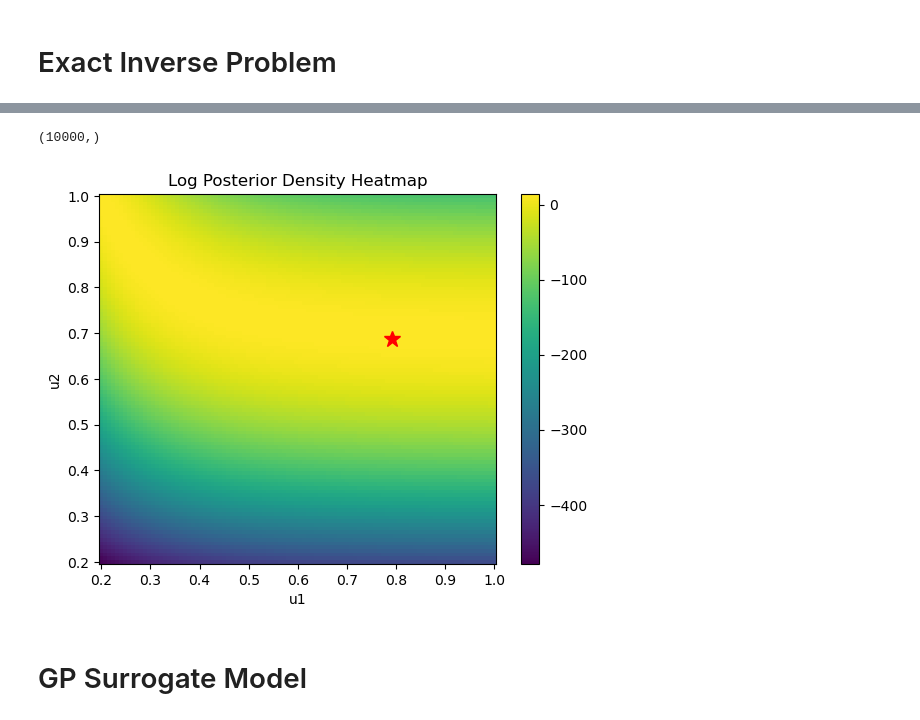
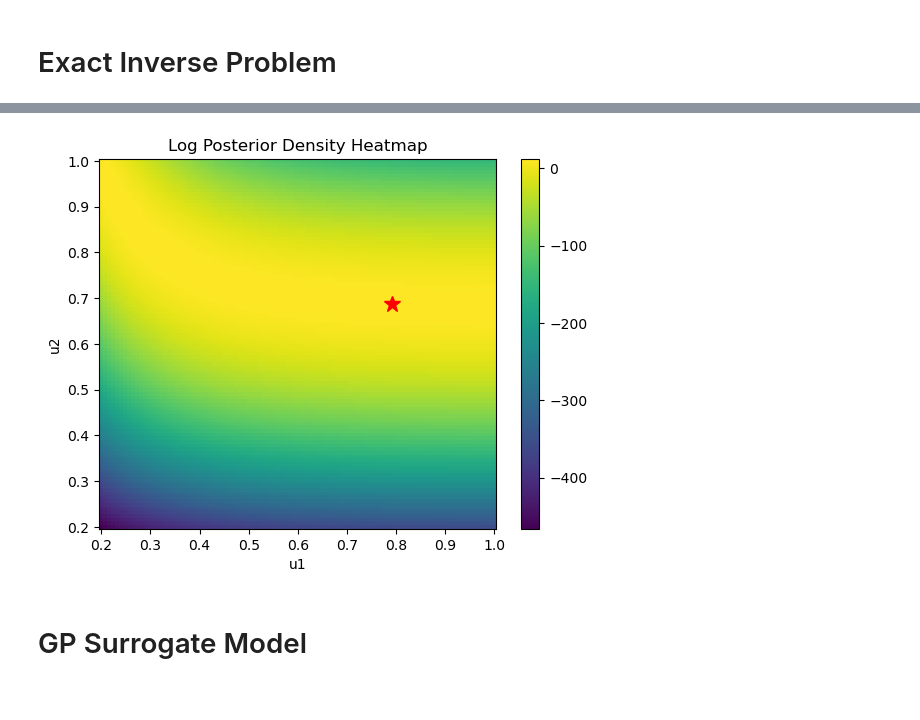
Before and after one commit to arob5/Bayesian-inference-with-surrogates, a Jupyter notebook: experiments/vsem/vsem_experiment.ipynb, the cells around one changed output, grey strips where cells are left out. Cells and saved outputs as stored; diff of their text form; code cells hidden in the pictures.

```diff
--- a/experiments/vsem/vsem_experiment.ipynb
+++ b/experiments/vsem/vsem_experiment.ipynb
@@ -50,28 +50,24 @@ plt.show()
-# %%
-log_post_grid.shape
-# %% [output]
-(10000,)
 # %%
 n_grid_1d = 100
 u1_supp = prior.dists[par_names[0]].support()
 u2_supp = prior.dists[par_names[1]].support()
 u1_grid = np.linspace(u1_supp[0], u1_supp[1], n_grid_1d)
 u2_grid = np.linspace(u2_supp[0], u2_supp[1], n_grid_1d)
 
 U1_grid, U2_grid = np.meshgrid(u1_grid, u2_grid, indexing='xy')
 U = np.stack([U1_grid.ravel(), U2_grid.ravel()], axis=1)
 log_post = inv_prob.log_posterior_density(U)
-log_post_grid = log_post_grid.reshape(U1_grid.shape)
+log_post_grid = log_post.reshape(U1_grid.shape)
 
 plt.pcolormesh(U1_grid, U2_grid, log_post_grid, shading='auto', cmap='viridis')
 plt.plot(*likelihood.par_true, "*", color="red", markersize=12)
 plt.title("Log Posterior Density Heatmap")
 plt.xlabel("u1")
 plt.ylabel("u2")
 plt.colorbar()
 plt.show()
 # %% [output]
-[figure, old version]
+[figure, new version]
 # %% [markdown]
 # GP Surrogate Model
 # %%
```
Also changed, not shown: parts of 9 cells of this notebook, 1 other file.
